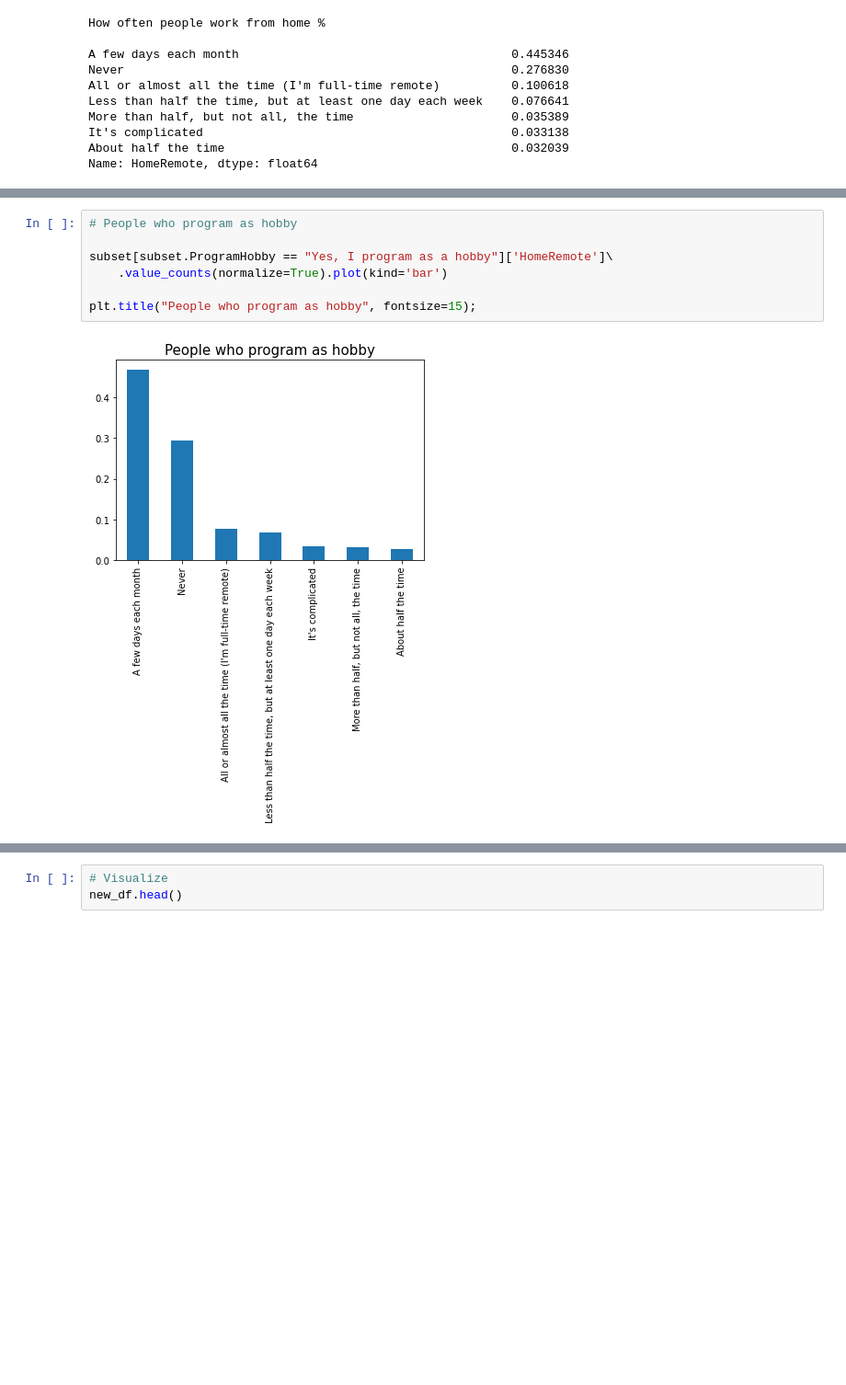
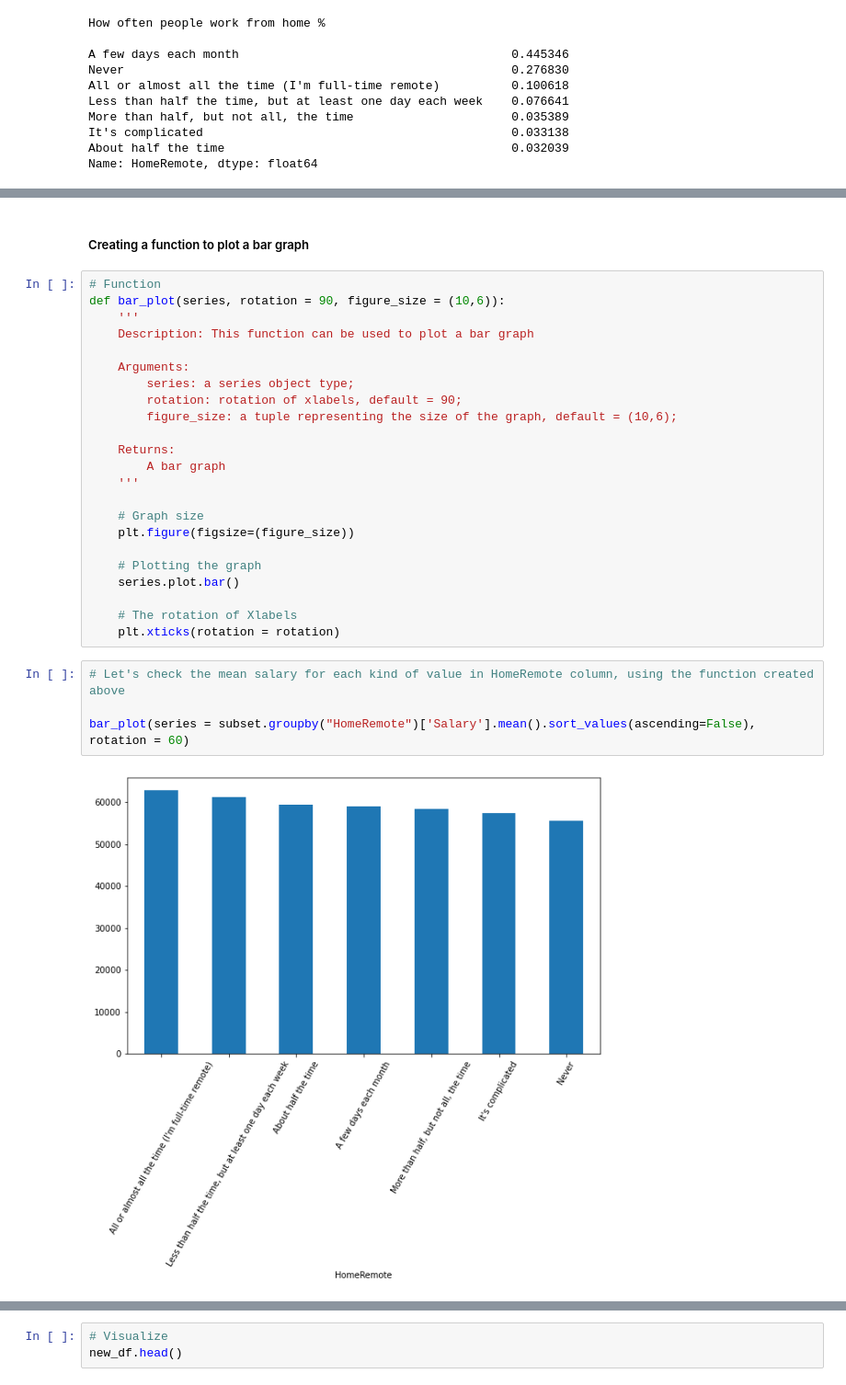
Before and after one commit to DenerBEM/Udacity-CRISP, a Jupyter notebook: Project-CRISP.ipynb, the cells around one changed output, grey strips where cells are left out. Shown at 92% size. Saved outputs shown, nothing was run; the diff lists cells and outputs as text; blank space fills up the shorter version.

```diff
--- a/Project-CRISP.ipynb
+++ b/Project-CRISP.ipynb
@@ -468,10 +443,32 @@ plt.title("People working Remote", fontsize=15);
-# %%
-# People who program as hobby
-
-subset[subset.ProgramHobby == "Yes, I program as a hobby"]['HomeRemote']\
-    .value_counts(normalize=True).plot(kind='bar')
-
-plt.title("People who program as hobby", fontsize=15);
-# %% [output]
-[figure, removed]
+# %% [markdown]
+##### Creating a function to plot a bar graph
+# %%
+# Function
+def bar_plot(series, rotation = 90, figure_size = (10,6)):
+    '''
+    Description: This function can be used to plot a bar graph
+
+    Arguments:
+        series: a series object type;
+        rotation: rotation of xlabels, default = 90;
+        figure_size: a tuple representing the size of the graph, default = (10,6);
+
+    Returns:
+        A bar graph
+    '''
+
+    # Graph size
+    plt.figure(figsize=(figure_size))
+
+    # Plotting the graph
+    series.plot.bar()
+
+    # The rotation of Xlabels
+    plt.xticks(rotation = rotation)
+# %%
+# Let's check the mean salary for each kind of value in HomeRemote column, using the function created above
+
+bar_plot(series = subset.groupby("HomeRemote")['Salary'].mean().sort_values(ascending=False), rotation = 60)
+# %% [output]
+[figure, added]
 # %% [markdown]
```
Also changed, not shown: parts of 37 cells of this notebook.
